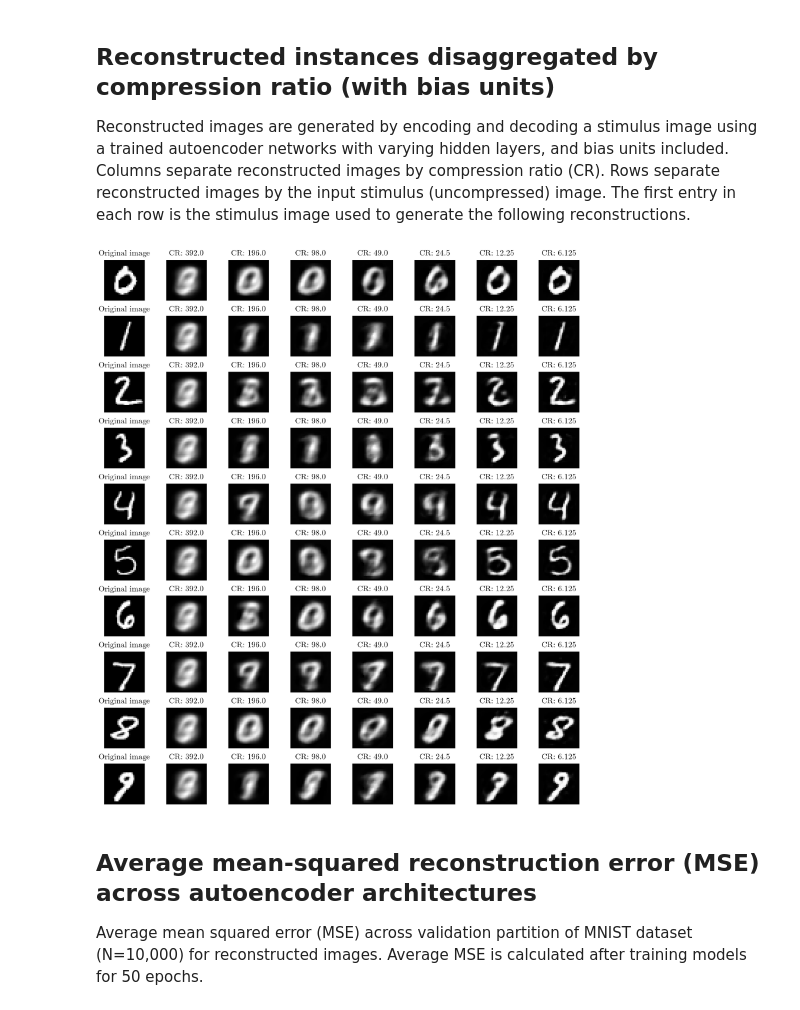
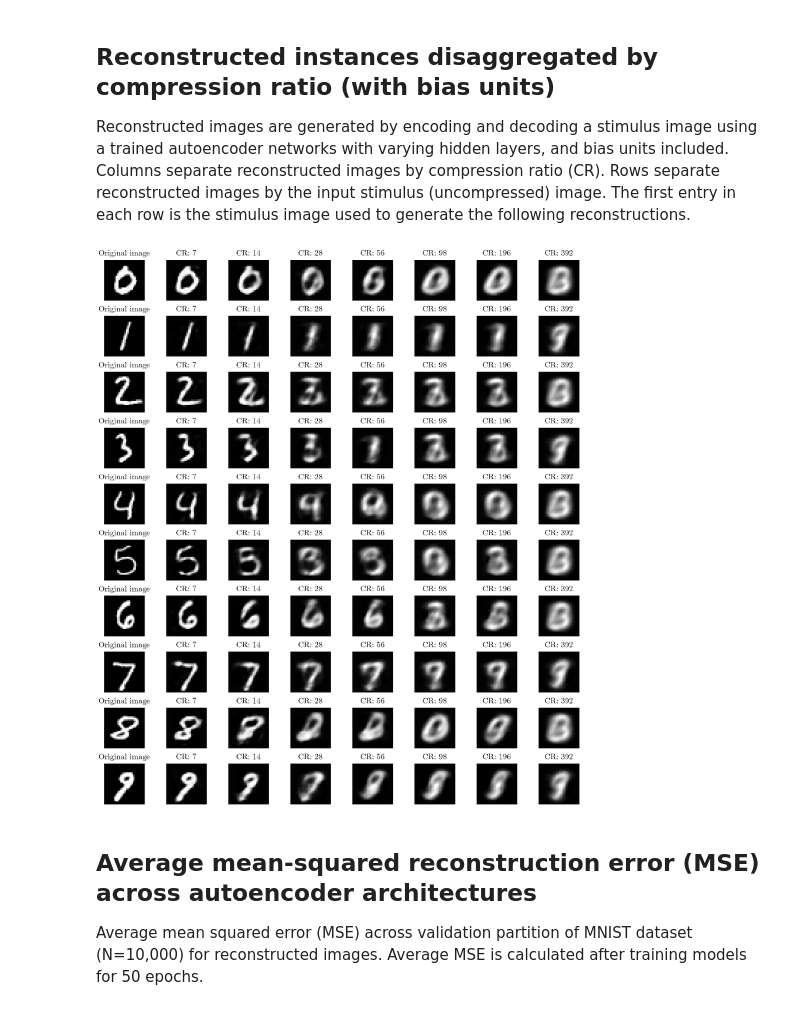
Before and after one commit to HRSAndrabi/autoencoder-compression-ratios, a Jupyter notebook: src/main.ipynb, the cells around one changed output. Cells and saved outputs as stored; diff of their text form; code cells hidden in the pictures.

```diff
--- a/src/main.ipynb
+++ b/src/main.ipynb
@@ -421,12 +421,12 @@ The remainder of the code in this notebook generates visualisations of the train
 # %%
 model1 = AutoEncoder()
 model1.load(
-	path_to_spec="./models/hl_16.json",
+	path_to_spec="./models/hl_14.json",
 	print_summary=False,
 )
 model2 = AutoEncoder()
 model2.load(
-	path_to_spec="./models/hl_16_bias.json",
+	path_to_spec="./models/hl_14_bias.json",
 	print_summary=False
 )
 for i in range(0, 1):
@@ -448,7 +448,7 @@ Mean-squared error (MSE) of autoencoder networks across validation partition of
 # %%
 with plt.style.context("science"):
 	plt.figure(figsize=(9,6), dpi=300)
-	for hl_i, hl in enumerate([2, 4, 8, 16, 32, 64, 128]):
+	for hl_i, hl in enumerate([2, 4, 8, 14, 28, 56, 112]):
 		for bias_i, bias in enumerate([True, False]):
 			if bias:
 				model_name = f"hl_{hl}_bias"
@@ -507,7 +507,7 @@ with plt.style.context("science"):
 	fig, axes = plt.subplots(figsize=(9, 10), dpi=300, nrows=10, ncols=8, sharey=True, sharex=True)
 	fig.tight_layout()
 	for i, img in enumerate(data):
-		for j, hl in enumerate([None, 2, 4, 8, 16, 32, 64, 128]):
+		for j, hl in enumerate([None, 112, 56, 28, 14, 8, 4, 2]):
 			if j == 0:
 				axes[i][j].xaxis.set_visible(False)
 				axes[i][j].yaxis.set_visible(False)
@@ -515,7 +515,7 @@ with plt.style.context("science"):
 				im = axes[i][j].imshow(np.array(img, ndmin=2).T.reshape(28,28), cmap = plt.get_cmap("gray"))
 			else:
 				model_name = f"hl_{hl}"
-				plot_label = f"CR: {784/hl}"
+				plot_label = f"CR: {round(784/hl)}"
 				model = AutoEncoder()
 				model.load(
 					path_to_spec=f"./models/{model_name}.json",
@@ -555,36 +555,36 @@ data = [
 
 with plt.style.context("science"):
 	fig, axes = plt.subplots(figsize=(9, 10), dpi=300, nrows=10, ncols=8, sharey=True, sharex=True)
 	fig.tight_layout()
 	for i, img in enumerate(data):
-		for j, hl in enumerate([None, 2, 4, 8, 16, 32, 64, 128]):
+		for j, hl in enumerate([None, 112, 56, 28, 14, 8, 4, 2]):
 			if j == 0:
 				axes[i][j].xaxis.set_visible(False)
 				axes[i][j].yaxis.set_visible(False)
 				axes[i][j].set_title("Original image", fontsize=10)
 				im = axes[i][j].imshow(np.array(img, ndmin=2).T.reshape(28,28), cmap = plt.get_cmap("gray"))
 			else:
 				model_name = f"hl_{hl}_bias"
-				plot_label = f"CR: {784/hl}"
+				plot_label = f"CR: {round(784/hl)}"
 				model = AutoEncoder()
 				model.load(
 					path_to_spec=f"./models/{model_name}.json",
 					print_summary=False,
 				)
 				activations = model.forward_pass(img)
 				reconstructed_instance = activations[-1]["activations"].T
 				axes[i][j].xaxis.set_visible(False)
 				axes[i][j].yaxis.set_visible(False)
 				axes[i][j].set_title(plot_label, fontsize=10)
 				im = axes[i][j].imshow(np.array(reconstructed_instance, ndmin=2).T.reshape(28,28), cmap = plt.get_cmap("gray"))
 
 	plt.savefig(
 		fname=f"../manuscript/graphics/decoded_instances_bias.pdf",
 		dpi=300,
 	)
 	plt.show()
 # %% [output]
-[figure, old version]
+[figure, new version]
 # %% [markdown]
 ## Average mean-squared reconstruction error (MSE) across autoencoder architectures
 
```
Also changed, not shown: parts of 4 cells of this notebook, 13 other files.
